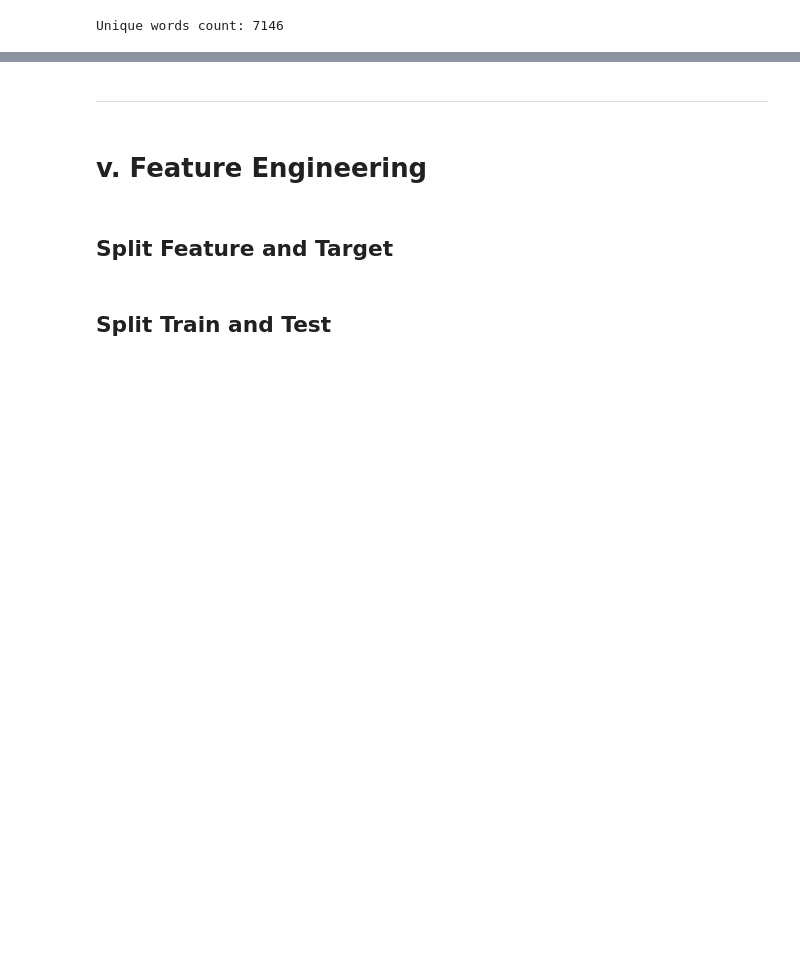
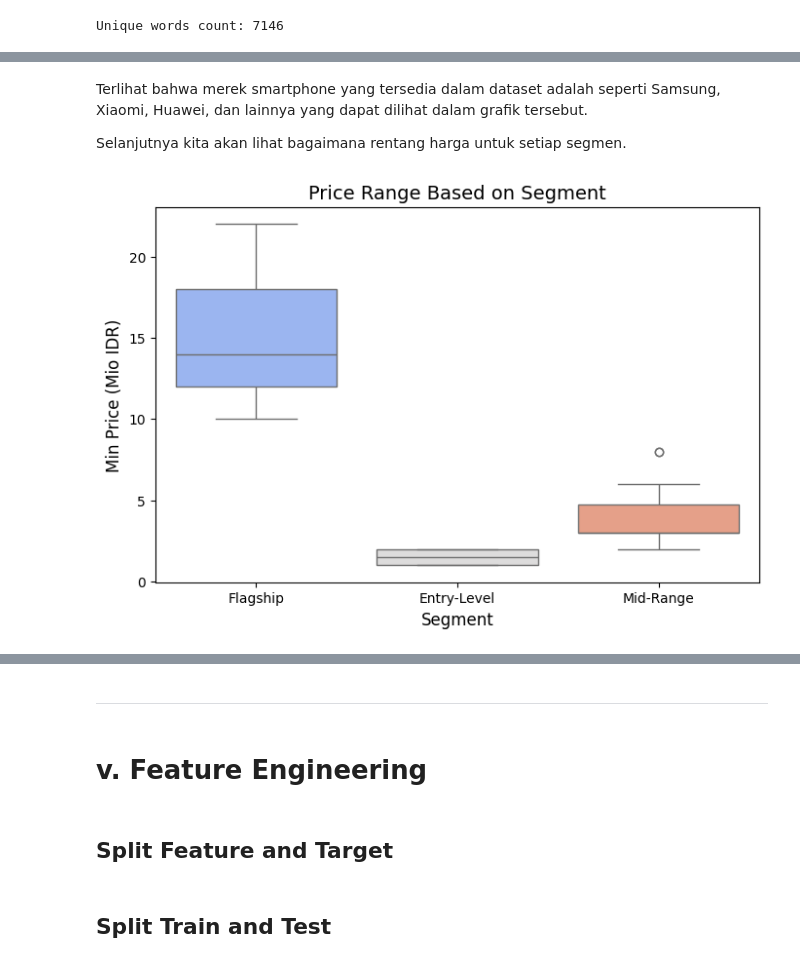
Before and after one commit to FTDS-assignment-bay/p2-final-project-phonalitics, a Jupyter notebook: phonAlytics_eda.ipynb, the cells around one changed output, grey strips where cells are left out. Saved outputs shown, nothing was run; the diff lists cells and outputs as text; code cells hidden in the pictures; blank space fills up the shorter version.

```diff
--- a/phonAlytics_eda.ipynb
+++ b/phonAlytics_eda.ipynb
@@ -527,0 +647,17 @@ plt.show()
+# %% [markdown]
+Terlihat bahwa merek smartphone yang tersedia dalam dataset adalah seperti Samsung, Xiaomi, Huawei, dan lainnya yang dapat dilihat dalam grafik tersebut.
+
+Selanjutnya kita akan lihat bagaimana rentang harga untuk setiap segmen.
+# %%
+# Tambahkan kolom range harga numerik
+df_spec['harga_min'] = df_spec['range_harga'].str.extract(r'Rp (\d+)', expand=False).astype(float)
+
+# Visualisasi boxplot
+plt.figure(figsize=(8, 5))
+sns.boxplot(data=df_spec, x="segmen", y="harga_min", palette="coolwarm")
+plt.title("Price Range Based on Segment", fontsize=14)
+plt.xlabel("Segment", fontsize=12)
+plt.ylabel("Min Price (Mio IDR)", fontsize=12)
+plt.show()
+# %% [output]
+[figure, added]
```
Also changed, not shown: parts of 60 cells of this notebook.
